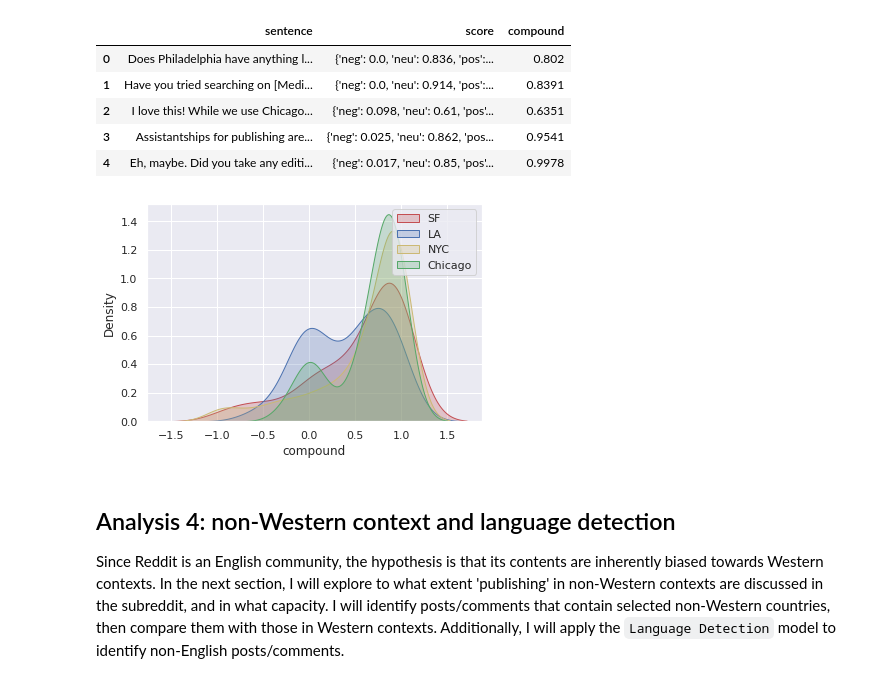
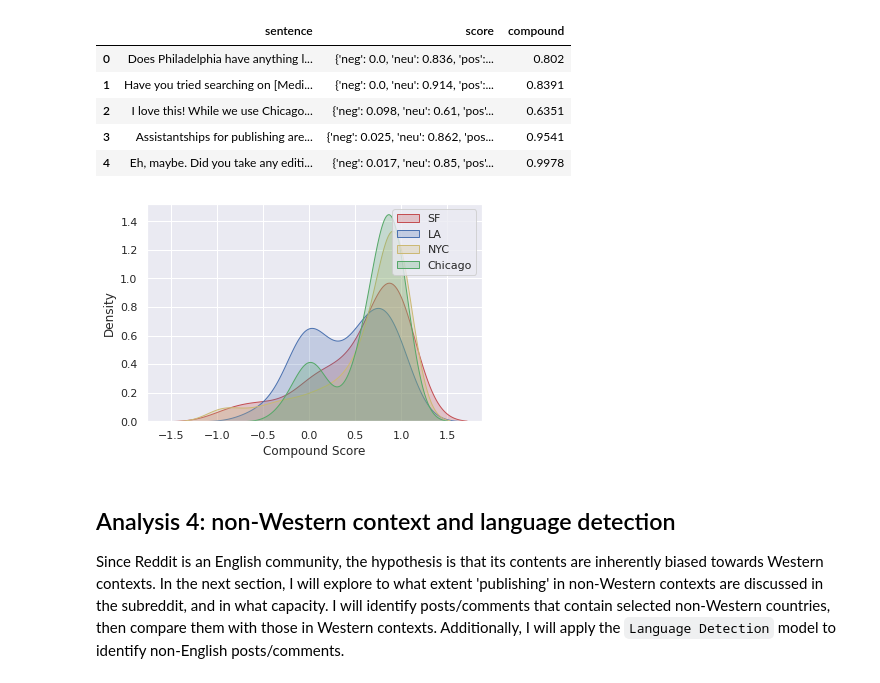
Before and after one commit to meiqingli/dssj_summer2022, a Jupyter notebook: DSSJ_Final_Project_Li.ipynb, the cells around one changed output. Drawn from its saved outputs; the diff is of its cells as text; code cells hidden in the pictures.

```diff
--- a/DSSJ_Final_Project_Li.ipynb
+++ b/DSSJ_Final_Project_Li.ipynb
@@ -724,21 +724,22 @@ df_score_chicago.head()
 # %%
 # plot density of the sentiment scores
 # libraries & dataset
 import seaborn as sns
 import matplotlib.pyplot as plt
 
 # set a grey background (use sns.set_theme() if seaborn version 0.11.0 or above)
 sns.set_theme(style="darkgrid")
 
 # plotting distibutions on the same figure
 fig = sns.kdeplot(df_score_sf['compound'].astype(float), shade=True, color="r")
 fig = sns.kdeplot(df_score_la['compound'].astype(float), shade=True, color="b")
 fig = sns.kdeplot(df_score_ny['compound'].astype(float), shade=True, color="y")
 fig = sns.kdeplot(df_score_chicago['compound'].astype(float), shade=True, color="g")
 plt.legend(labels=["SF","LA", "NYC", "Chicago"])
+plt.xlabel("Compound Score")
 plt.show()
 # %% [output]
-[figure, old version]
+[figure, new version]
 # %% [markdown]
 ## Analysis 4: non-Western context and language detection
 
```
Also changed, not shown: parts of 28 cells of this notebook.
